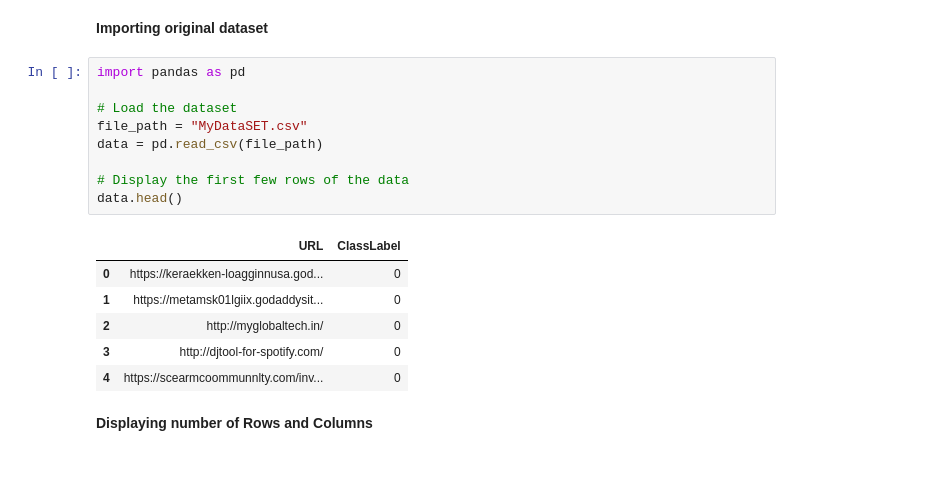
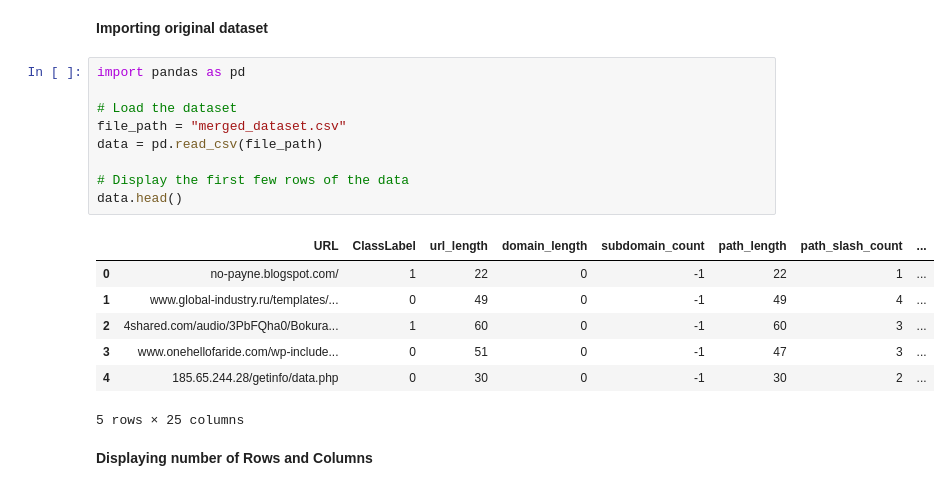
Before and after one commit to MorganChidley/Final-Year-Project, a Jupyter notebook: ml_model.ipynb, the cells around one changed output. Cells and saved outputs as stored; diff of their text form.

```diff
--- a/ml_model.ipynb
+++ b/ml_model.ipynb
@@ -7,19 +209,20 @@
 # %%
 import pandas as pd
 
 # Load the dataset
-file_path = "MyDataSET.csv"
+file_path = "merged_dataset.csv"
 data = pd.read_csv(file_path)
 
 # Display the first few rows of the data
 data.head()
 # %% [output]
-|  | URL | ClassLabel |
-| 0 | https://keraekken-loagginnusa.god... | 0 |
-| 1 | https://metamsk01lgiix.godaddysit... | 0 |
-| 2 | http://myglobaltech.in/ | 0 |
-| 3 | http://djtool-for-spotify.com/ | 0 |
-| 4 | https://scearmcoommunnlty.com/inv... | 0 |
+|  | URL | ClassLabel | url_length | domain_length | subdomain_count | path_length | path_slash_count | ... |
+| 0 | no-payne.blogspot.com/ | 1 | 22 | 0 | -1 | 22 | 1 | ... |
+| 1 | www.global-industry.ru/templates/... | 0 | 49 | 0 | -1 | 49 | 4 | ... |
+| 2 | 4shared.com/audio/3PbFQha0/Bokura... | 1 | 60 | 0 | -1 | 60 | 3 | ... |
+| 3 | www.onehellofaride.com/wp-include... | 0 | 51 | 0 | -1 | 47 | 3 | ... |
+| 4 | 185.65.244.28/getinfo/data.php | 0 | 30 | 0 | -1 | 30 | 2 | ... |
+5 rows × 25 columns
 # %% [markdown]
 **Displaying number of Rows and Columns**
 # %%
```
Also changed, not shown: parts of 20 cells of this notebook.
